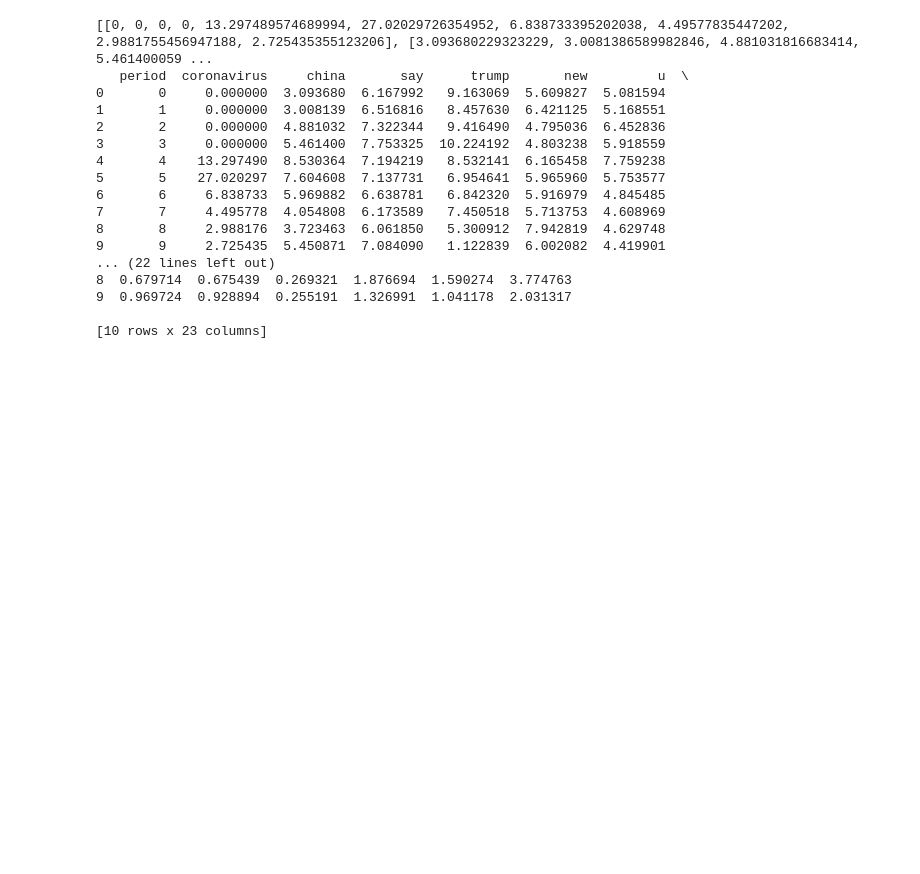
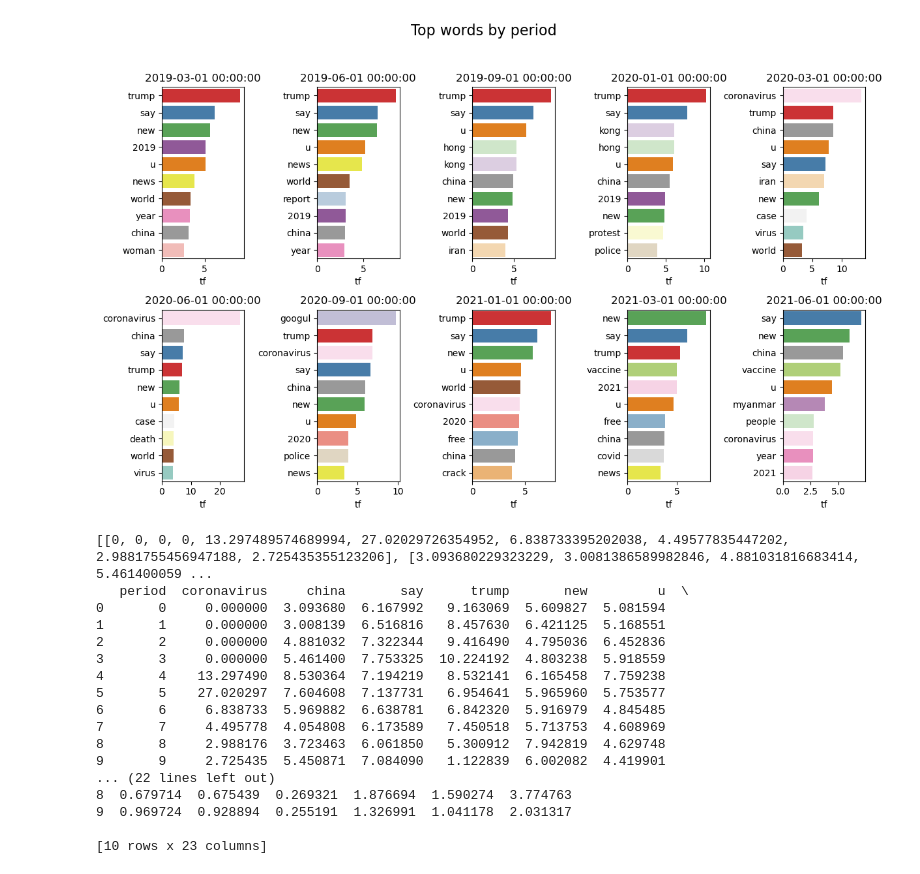
Before and after one commit to rauliacoban/reddit-mining, a Jupyter notebook: reddit.ipynb, the cells around one changed output. Cells and saved outputs as stored; diff of their text form; code cells hidden in the pictures; blank space fills up the shorter version.

```diff
--- a/reddit.ipynb
+++ b/reddit.ipynb
@@ -26,3 +321,45 @@ from term_freq import COUNT
+# %%
+palette = sns.color_palette("Set1")
+palette.extend(sns.color_palette("Pastel1"))
+palette.extend(sns.color_palette("Set3"))
+palette.extend(sns.color_palette("Pastel2"))
+palette.extend(sns.color_palette("Dark2"))
+palette.extend(sns.color_palette("Accent"))
+palette.extend(sns.color_palette("Set2"))
+colorindex = 0
+colormap = dict()
+
+fig, axes = plt.subplots(2, int(COUNT/2), figsize=(12, 8)) # Our figure will be comprised of 2 x 2 subplots
+barplots = []
+for i in range(COUNT):
+    data = df[df['period'] == i].sort_values(ascending=False, by='tf')
+    data = data.head(10)
+
+    local_pallete = sns.color_palette(n_colors=0)
+
+    for k in range(10):
+        word = data.iloc[k]['word']
+        #print(word)
+        if word not in colormap:
+            colormap[word] = palette[colorindex]
+            colorindex += 1
+        local_pallete.append(colormap[word])
+
+    row = int(i / int(COUNT/2))
+    col = i - row * int(COUNT/2)
+    barplots.append(sns.barplot(x=data['tf'], y=data['word'], ax=axes[row, col], palette=local_pallete))
+    axes[row, col].set_title(date_limits[i])
+
+# Set y-axis labels to be more readable
+for ax in axes.flat:
+    ax.set_ylabel('')
+
+# Set overall plot title and adjust spacing
+plt.suptitle('Top words by period', fontsize=16)
+plt.tight_layout(rect=[0, 0.03, 1, 0.95])
+plt.show()
+# %% [output]
+[figure, added]
 # %%
 
 words = postsFromCSV("tf.csv")
```
Also changed, not shown: parts of 7 cells of this notebook, 6 other files.
